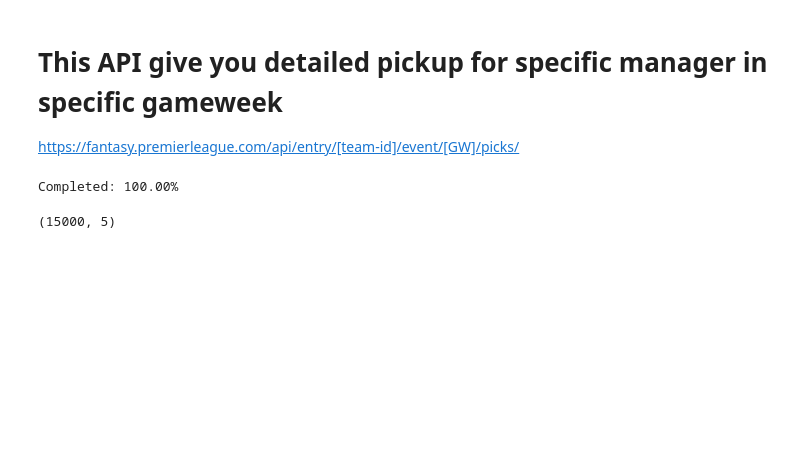
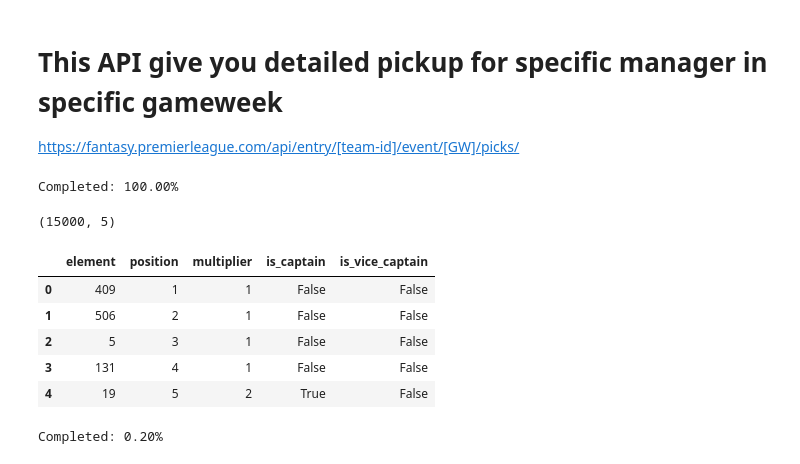
Before and after one commit to AbanoubYounan/FPL-Top-Managers-Behavior-Analysis, a Jupyter notebook: FPL Top Managers Behavior Analysis.ipynb, the cells around one changed output. Drawn from its saved outputs; the diff is of its cells as text; code cells hidden in the pictures; blank space fills up the shorter version.

Commit message:
Solve problem in get pickup, and update data for GW21

```diff
--- a/FPL Top Managers Behavior Analysis.ipynb
+++ b/FPL Top Managers Behavior Analysis.ipynb
@@ -191,24 +194,63 @@ standings['event_total'].hist()
 # %% [markdown]
 # This API give you detailed pickup for specific manager in specific gameweek
 https://fantasy.premierleague.com/api/entry/[team-id]/event/[GW]/picks/
+# %%
+def get_pickups_for_top_managers(gw_number, top_managers_ids):
+    picks_for_top_1000_manager_list = []
+    i=1
+    for entry in top_managers_ids:
+        response_API = requests.get('https://fantasy.premierleague.com/api/entry/'+str(entry)+'/event/'+str(gw_number)+'/picks/')
+        #print(response_API.status_code)
+        data = response_API.text
+        parse_json = json.loads(data)
+        '''if picks_for_top_1000_manager.empty:
+            picks_for_top_1000_manager = pd.DataFrame.from_dict(parse_json['picks'])
+        else:
+            picks_for_top_1000_manager = pd.concat([picks_for_top_1000_manager,pd.DataFrame.from_dict(parse_json['picks'])])
+        '''
+
+        picks_for_top_1000_manager_list+=parse_json['picks']
+        print("Completed: {:.2f}%".format((i/1000)*100), end='\r')
+        i+=1
+    picks_for_top_1000_manager = pd.DataFrame(picks_for_top_1000_manager_list)
+    return picks_for_top_1000_manager
 # %%
-picks_for_top_1000_manager = pd.DataFrame()
+gw_number = events['id'].iloc[events[events['is_current'] == True].index[0]]
+picks_for_top_1000_manager = get_pickups_for_top_managers(gw_number,standings['entry'])
+picks_for_top_1000_manager.shape
+# %% [output]
+Completed: 100.00%
+(15000, 5)
+# %%
+picks_for_top_1000_manager.head()
+# %% [output]
+|  | element | position | multiplier | is_captain | is_vice_captain |
+| 0 | 409 | 1 | 1 | False | False |
+| 1 | 506 | 2 | 1 | False | False |
+| 2 | 5 | 3 | 1 | False | False |
+| 3 | 131 | 4 | 1 | False | False |
+| 4 | 19 | 5 | 2 | True | False |
 # %%
-gw_number = events['id'].iloc[events[events['is_current'] == True].index[0]]
+'''gw_number = events['id'].iloc[events[events['is_current'] == True].index[0]]
 i=1
-for entry in standings['entry'].iloc[0:]:
-    response_API = requests.get('https://fantasy.premierleague.com/api/entry/'+str(entry)+'/event/15/picks/')
+for entry in standings['entry']:
+    response_API = requests.get('https://fantasy.premierleague.com/api/entry/'+str(entry)+'/event/'+str(gw_number)+'/picks/')
     #print(response_API.status_code)
     data = response_API.text
     parse_json = json.loads(data)
-    if picks_for_top_1000_manager.empty:
+    '''
+    '''if picks_for_top_1000_manager.empty:
         picks_for_top_1000_manager = pd.DataFrame.from_dict(parse_json['picks'])
     else:
         picks_for_top_1000_manager = pd.concat([picks_for_top_1000_manager,pd.DataFrame.from_dict(parse_json['picks'])])
+    '''
+    '''
+
+    picks_for_top_1000_manager_list+=parse_json['picks']
     print("Completed: {:.2f}%".format((i/1000)*100), end='\r')
     i+=1
-picks_for_top_1000_manager.to_csv('GW'+str(gw_number)+'_picks_for_top_1000_manager.csv')
-picks_for_top_1000_manager.shape
+#print('Number of picks:',len(picks_for_top_1000_manager_list))
+#picks_for_top_1000_manager.to_csv('GW'+str(gw_number)+'_picks_for_top_1000_manager.csv')
+#picks_for_top_1000_manager.shape'''
 # %% [output]
-Completed: 100.00%
+Completed: 0.20%
-(15000, 5)
```
Also changed, not shown: parts of 39 cells of this notebook, 1 other file.
